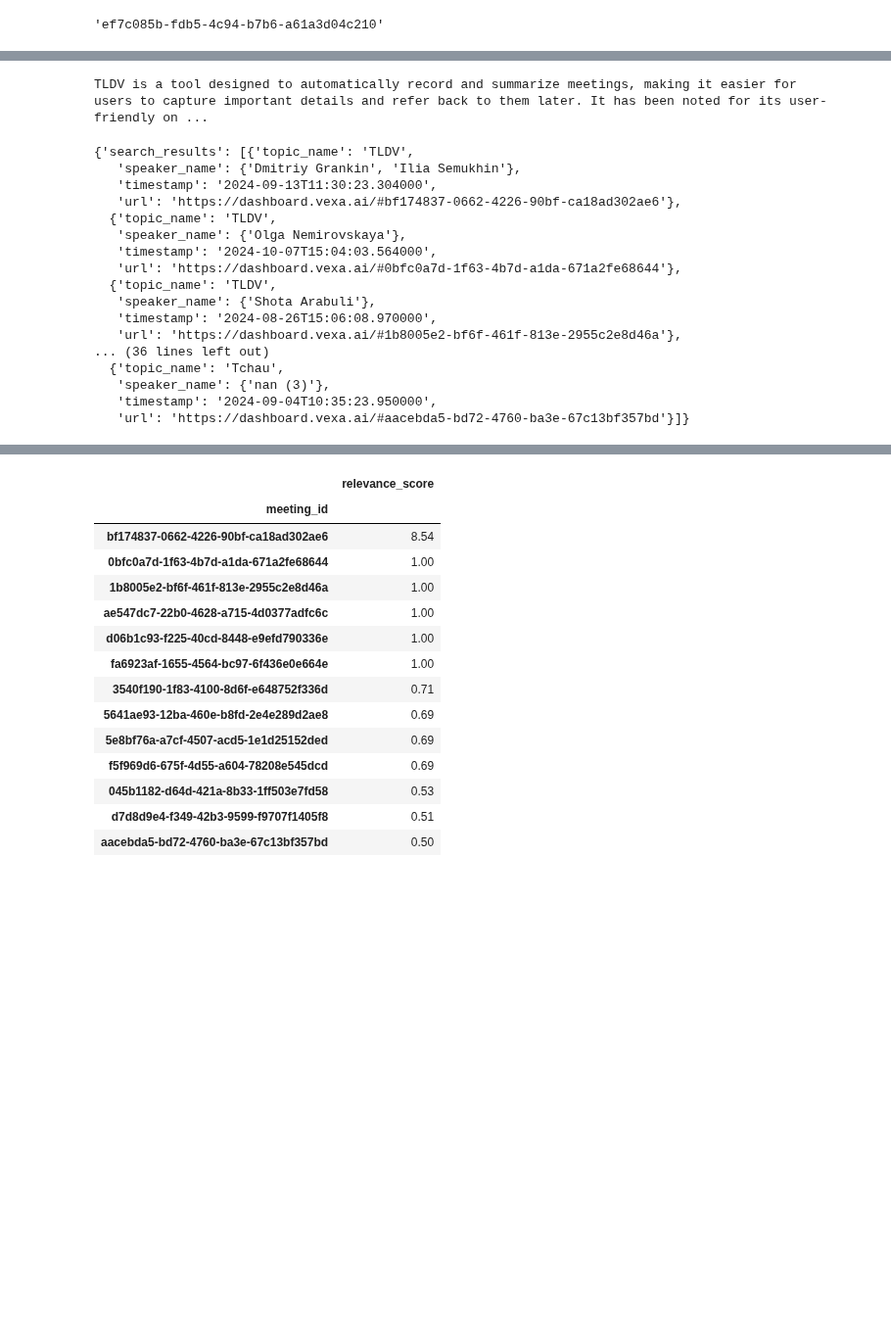
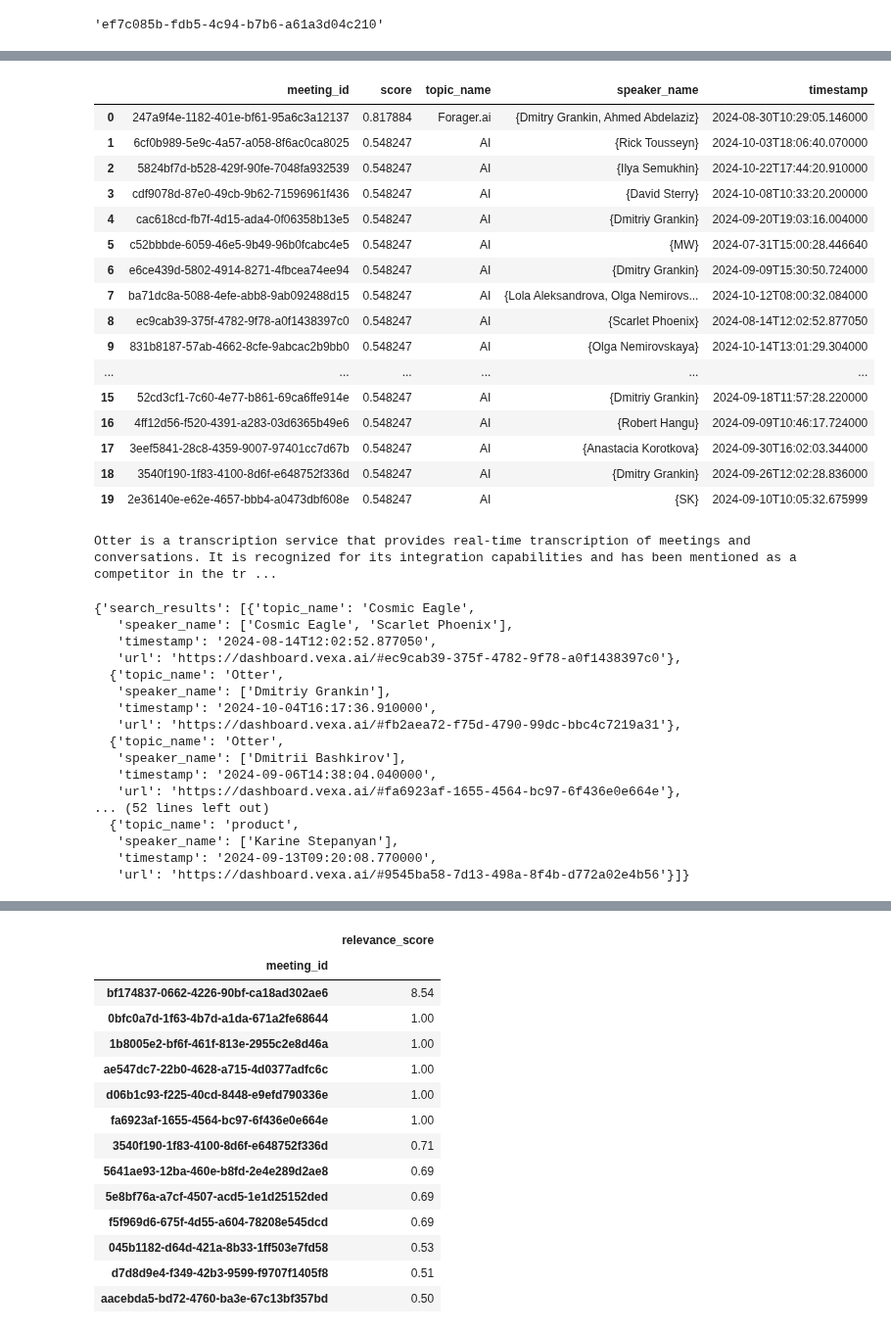
Before and after one commit to Vexa-ai/vexa-engine, a Jupyter notebook: 24.ipynb, the cells around one changed output, grey strips where cells are left out. Shown at 98% size. Saved outputs shown, nothing was run; the diff lists cells and outputs as text; code cells hidden in the pictures; blank space fills up the shorter version.

Commit message:
search results rernaking

```diff
--- a/24.ipynb
+++ b/24.ipynb
@@ -28,0 +33,6 @@ import pandas as pd
+# %%
+search_results = await search_assistant.search('Forager.ai')
+# %%
+search_results['relevance_score'] = search_assistant.normalize_series(search_results['score']).round(2)
+# %%
+search_results = search_results[search_results['score']>0.49]
@@ -29,38 +61,62 @@ import pandas as pd
+# %%
+meeting_groups = search_results.sort_values('score', ascending=False).groupby('meeting_id').agg({
+        'score': lambda x: np.average(x, weights=np.exp2(x)),  # Exponential weighting
+        'topic_name': 'first',
+        'speaker_name': set,
+        'timestamp': 'first'
+    }).sort_values('score', ascending=False).reset_index().head(20)
+# %%
+meeting_groups
+# %% [output]
+|  | meeting_id | score | topic_name | speaker_name | timestamp |
+| 0 | 247a9f4e-1182-401e-bf61-95a6c3a12137 | 0.817884 | Forager.ai | {Dmitry Grankin, Ahmed Abdelaziz} | 2024-08-30T10:29:05.146000 |
+| 1 | 6cf0b989-5e9c-4a57-a058-8f6ac0ca8025 | 0.548247 | AI | {Rick Tousseyn} | 2024-10-03T18:06:40.070000 |
+| 2 | 5824bf7d-b528-429f-90fe-7048fa932539 | 0.548247 | AI | {Ilya Semukhin} | 2024-10-22T17:44:20.910000 |
+| 3 | cdf9078d-87e0-49cb-9b62-71596961f436 | 0.548247 | AI | {David Sterry} | 2024-10-08T10:33:20.200000 |
+| 4 | cac618cd-fb7f-4d15-ada4-0f06358b13e5 | 0.548247 | AI | {Dmitriy Grankin} | 2024-09-20T19:03:16.004000 |
+| 5 | c52bbbde-6059-46e5-9b49-96b0fcabc4e5 | 0.548247 | AI | {MW} | 2024-07-31T15:00:28.446640 |
+| 6 | e6ce439d-5802-4914-8271-4fbcea74ee94 | 0.548247 | AI | {Dmitry Grankin} | 2024-09-09T15:30:50.724000 |
+| 7 | ba71dc8a-5088-4efe-abb8-9ab092488d15 | 0.548247 | AI | {Lola Aleksandrova, Olga Nemirovs... | 2024-10-12T08:00:32.084000 |
+| 8 | ec9cab39-375f-4782-9f78-a0f1438397c0 | 0.548247 | AI | {Scarlet Phoenix} | 2024-08-14T12:02:52.877050 |
+| 9 | 831b8187-57ab-4662-8cfe-9abcac2b9bb0 | 0.548247 | AI | {Olga Nemirovskaya} | 2024-10-14T13:01:29.304000 |
+| ... | ... | ... | ... | ... | ... |
+| 15 | 52cd3cf1-7c60-4e77-b861-69ca6ffe914e | 0.548247 | AI | {Dmitriy Grankin} | 2024-09-18T11:57:28.220000 |
+| 16 | 4ff12d56-f520-4391-a283-03d6365b49e6 | 0.548247 | AI | {Robert Hangu} | 2024-09-09T10:46:17.724000 |
+| 17 | 3eef5841-28c8-4359-9007-97401cc7d67b | 0.548247 | AI | {Anastacia Korotkova} | 2024-09-30T16:02:03.344000 |
+| 18 | 3540f190-1f83-4100-8d6f-e648752f336d | 0.548247 | AI | {Dmitry Grankin} | 2024-09-26T12:02:28.836000 |
+| 19 | 2e36140e-e62e-4657-bbb4-a0473dbf608e | 0.548247 | AI | {SK} | 2024-09-10T10:05:32.675999 |
 # %%
-# Initialize the search assistant
-search_assistant = SearchAssistant()
-await search_assistant.initialize()
 
 # Basic chat call
 async for response in search_assistant.chat(
     user_id=vexa.user_id,
-    query="tldv"):
+    query="otter"):
     if isinstance(response, str):
         print(response, end='', flush=True)
     if 'search_results' in response:
         search_results = response
 # %% [output]
-TLDV is a tool designed to automatically record and summarize meetings, making it easier for users to capture important details and refer back to them later. It has been noted for its user-friendly on ...
+Otter is a transcription service that provides real-time transcription of meetings and conversations. It is recognized for its integration capabilities and has been mentioned as a competitor in the tr ...
 # %%
 search_results
 # %% [output]
-{'search_results': [{'topic_name': 'TLDV',
-   'speaker_name': {'Dmitriy Grankin', 'Ilia Semukhin'},
-   'timestamp': '2024-09-13T11:30:23.304000',
-   'url': 'https://dashboard.vexa.ai/#bf174837-0662-4226-90bf-ca18ad302ae6'},
-  {'topic_name': 'TLDV',
-   'speaker_name': {'Olga Nemirovskaya'},
-   'timestamp': '2024-10-07T15:04:03.564000',
-   'url': 'https://dashboard.vexa.ai/#0bfc0a7d-1f63-4b7d-a1da-671a2fe68644'},
-  {'topic_name': 'TLDV',
-   'speaker_name': {'Shota Arabuli'},
-   'timestamp': '2024-08-26T15:06:08.970000',
-   'url': 'https://dashboard.vexa.ai/#1b8005e2-bf6f-461f-813e-2955c2e8d46a'},
-... (36 lines left out)
-  {'topic_name': 'Tchau',
-   'speaker_name': {'nan (3)'},
-   'timestamp': '2024-09-04T10:35:23.950000',
-   'url': 'https://dashboard.vexa.ai/#aacebda5-bd72-4760-ba3e-67c13bf357bd'}]}
+{'search_results': [{'topic_name': 'Cosmic Eagle',
+   'speaker_name': ['Cosmic Eagle', 'Scarlet Phoenix'],
+   'timestamp': '2024-08-14T12:02:52.877050',
+   'url': 'https://dashboard.vexa.ai/#ec9cab39-375f-4782-9f78-a0f1438397c0'},
+  {'topic_name': 'Otter',
+   'speaker_name': ['Dmitriy Grankin'],
+   'timestamp': '2024-10-04T16:17:36.910000',
+   'url': 'https://dashboard.vexa.ai/#fb2aea72-f75d-4790-99dc-bbc4c7219a31'},
+  {'topic_name': 'Otter',
+   'speaker_name': ['Dmitrii Bashkirov'],
+   'timestamp': '2024-09-06T14:38:04.040000',
+   'url': 'https://dashboard.vexa.ai/#fa6923af-1655-4564-bc97-6f436e0e664e'},
+... (52 lines left out)
+  {'topic_name': 'product',
+   'speaker_name': ['Karine Stepanyan'],
+   'timestamp': '2024-09-13T09:20:08.770000',
+   'url': 'https://dashboard.vexa.ai/#9545ba58-7d13-498a-8f4b-d772a02e4b56'}]}
 # %%
 import pandas as pd
 # %%
```
Also changed, not shown: parts of 3 cells of this notebook, 1 other file.
